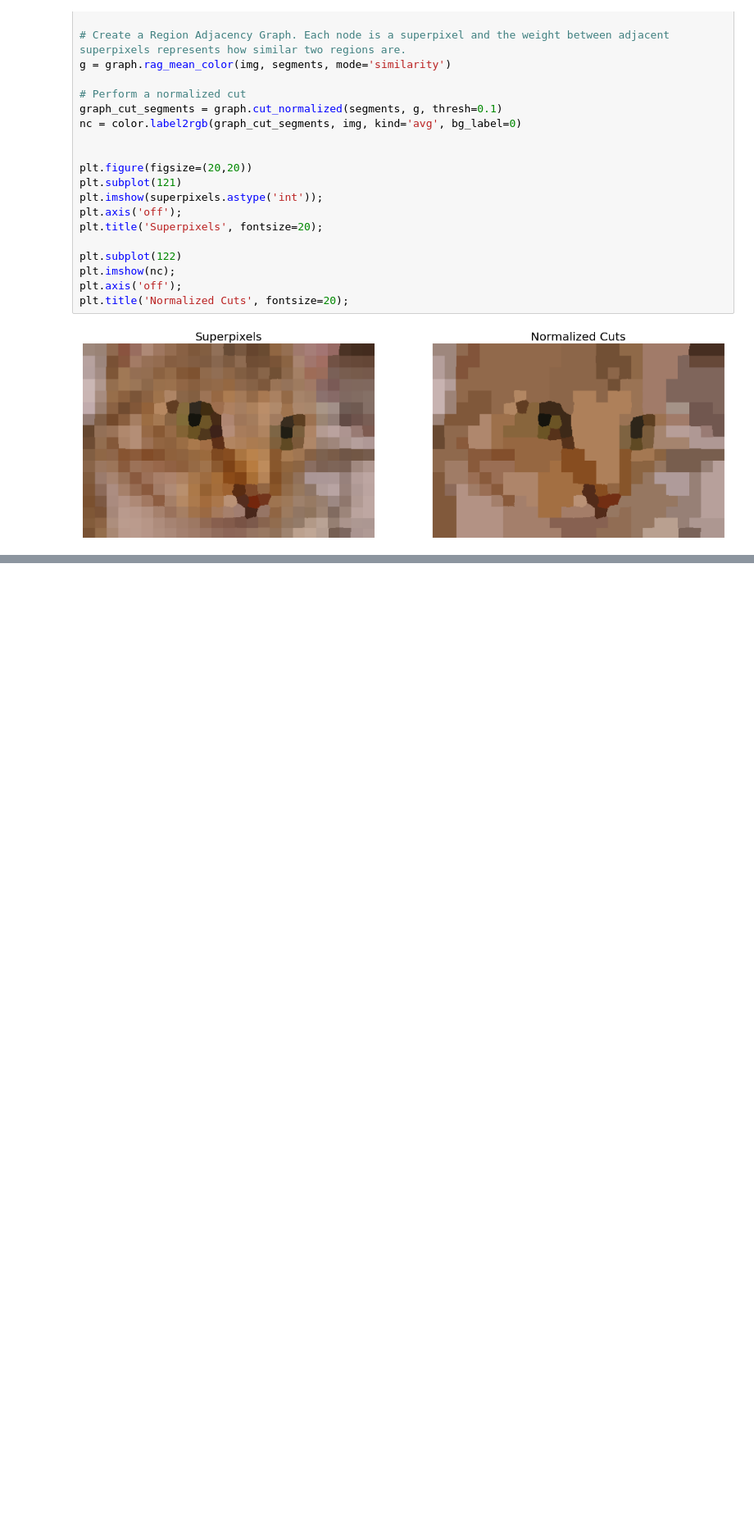
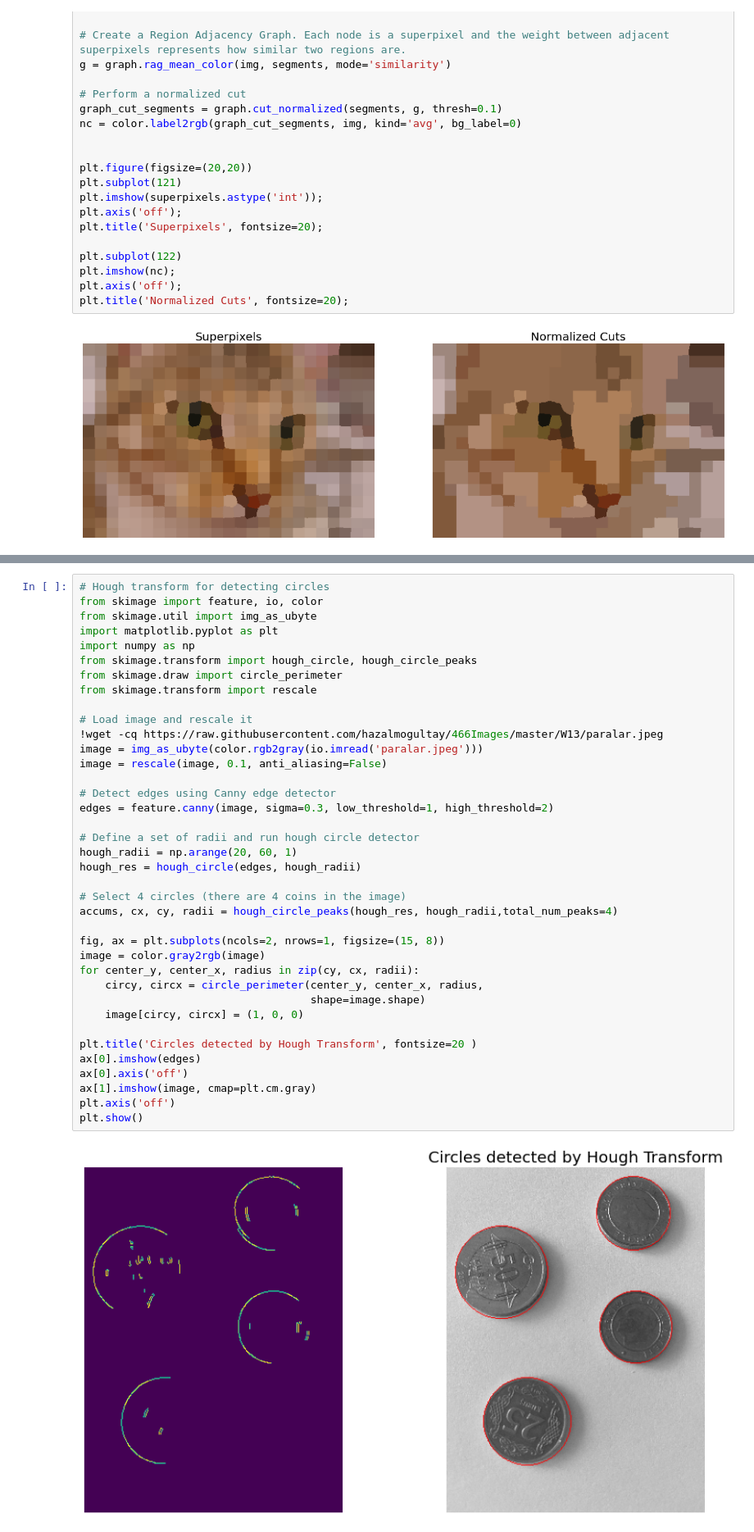
Before and after one commit to itironal/466Companion, a Jupyter notebook: _build/html/_sources/newCh11.ipynb, the cells around one changed output, grey strips where cells are left out. Shown at 82% size. Drawn from its saved outputs; the diff is of its cells as text; blank space fills up the shorter version.

```diff
--- a/_build/html/_sources/newCh11.ipynb
+++ b/_build/html/_sources/newCh11.ipynb
@@ -274,0 +562,40 @@ plt.title('Normalized Cuts', fontsize=20);
+# %%
+# Hough transform for detecting circles
+from skimage import feature, io, color
+from skimage.util import img_as_ubyte
+import matplotlib.pyplot as plt
+import numpy as np
+from skimage.transform import hough_circle, hough_circle_peaks
+from skimage.draw import circle_perimeter
+from skimage.transform import rescale
+
+# Load image and rescale it
+!wget -cq https://raw.githubusercontent.com/hazalmogultay/466Images/master/W13/paralar.jpeg
+image = img_as_ubyte(color.rgb2gray(io.imread('paralar.jpeg')))
+image = rescale(image, 0.1, anti_aliasing=False)
+
+# Detect edges using Canny edge detector
+edges = feature.canny(image, sigma=0.3, low_threshold=1, high_threshold=2)
+
+# Define a set of radii and run hough circle detector
+hough_radii = np.arange(20, 60, 1)
+hough_res = hough_circle(edges, hough_radii)
+
+# Select 4 circles (there are 4 coins in the image)
+accums, cx, cy, radii = hough_circle_peaks(hough_res, hough_radii,total_num_peaks=4)
+
+fig, ax = plt.subplots(ncols=2, nrows=1, figsize=(15, 8))
+image = color.gray2rgb(image)
+for center_y, center_x, radius in zip(cy, cx, radii):
+    circy, circx = circle_perimeter(center_y, center_x, radius,
+                                    shape=image.shape)
+    image[circy, circx] = (1, 0, 0)
+
+plt.title('Circles detected by Hough Transform', fontsize=20 )
+ax[0].imshow(edges)
+ax[0].axis('off')
+ax[1].imshow(image, cmap=plt.cm.gray)
+plt.axis('off')
+plt.show()
+# %% [output]
+[figure, added]
```
Also changed, not shown: parts of 9 cells of this notebook, 19 other files.
